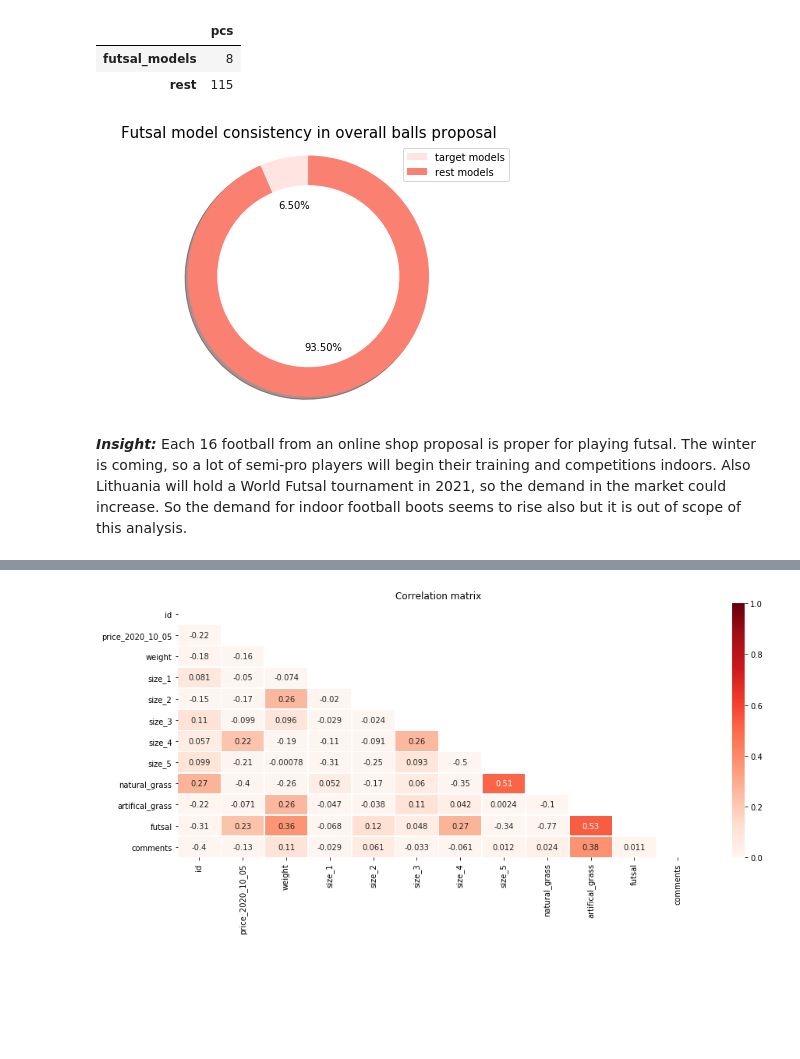
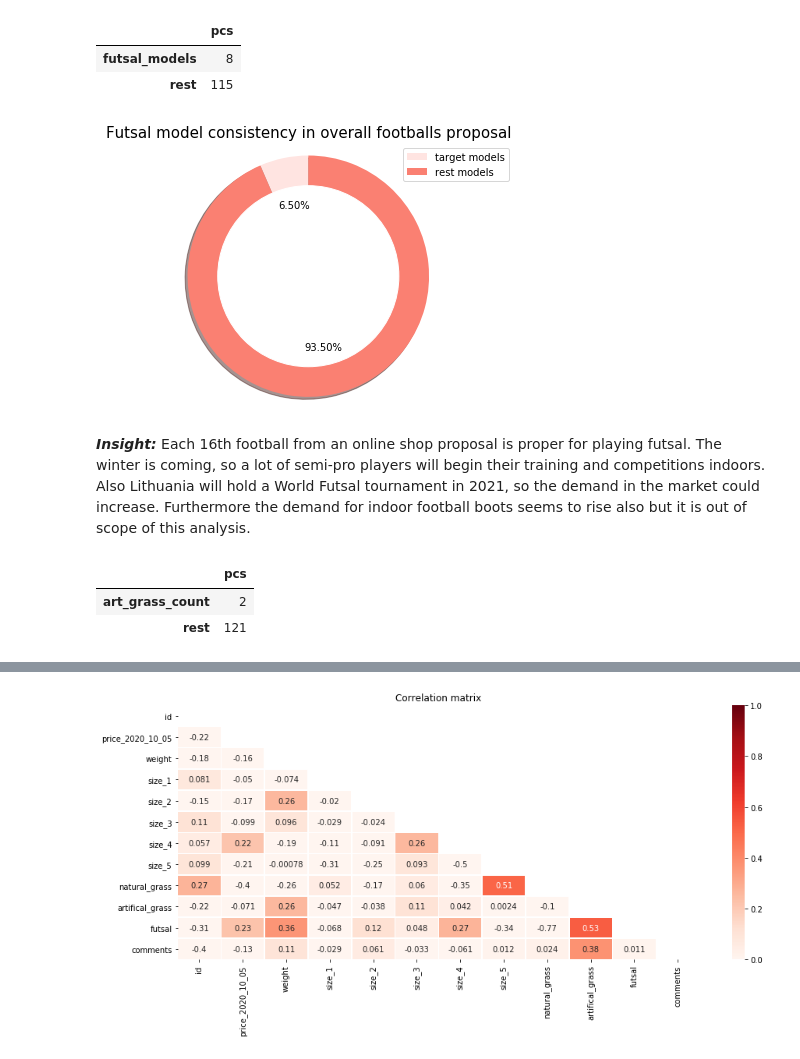
Before and after one commit to unkind58/Project_Footballs_Analysis, a Jupyter notebook: app.ipynb, the cells around one changed output, grey strips where cells are left out. Saved outputs shown, nothing was run; the diff lists cells and outputs as text; code cells hidden in the pictures; blank space fills up the shorter version.

```diff
--- a/app.ipynb
+++ b/app.ipynb
@@ -209,8 +237,18 @@ df_futsal
 | futsal_models | 8 |
 | rest | 115 |
 # %%
-plot_pie(df_futsal['pcs'],'Futsal model consistency in overall balls proposal')
+plot_pie(df_futsal['pcs'],'Futsal model consistency in overall footballs proposal')
 # %% [output]
-[figure, old version]
+[figure, new version]
 # %% [markdown]
-***Insight:*** Each 16 football from an online shop proposal is proper for playing futsal. The winter is coming, so a lot of semi-pro players will begin their training and competitions indoors. Also Lithuania will hold a World Futsal tournament in 2021, so the demand in the market could increase. So the demand for indoor football boots seems to rise also but it is out of scope of this analysis.
+***Insight:*** Each 16th football from an online shop proposal is proper for playing futsal. The winter is coming, so a lot of semi-pro players will begin their training and competitions indoors. Also Lithuania will hold a World Futsal tournament in 2021, so the demand in the market could increase. Furthermore the demand for indoor football boots seems to rise also but it is out of scope of this analysis.
+# %%
+art_grass = df_footballs[(df_footballs.artifical_grass == 1) & (df_footballs.futsal == 0)]
+art_grass_count = art_grass['id'].count()
+dict_artifical = {'art_grass_count': art_grass_count,'rest': df_footballs.shape[0]-art_grass_count}
+df_art_grass = pd.DataFrame.from_dict(dict_artifical,orient='index').rename(columns={0: "pcs"})
+df_art_grass
+# %% [output]
+|  | pcs |
+| art_grass_count | 2 |
+| rest | 121 |
```
Also changed, not shown: parts of 21 cells of this notebook.
